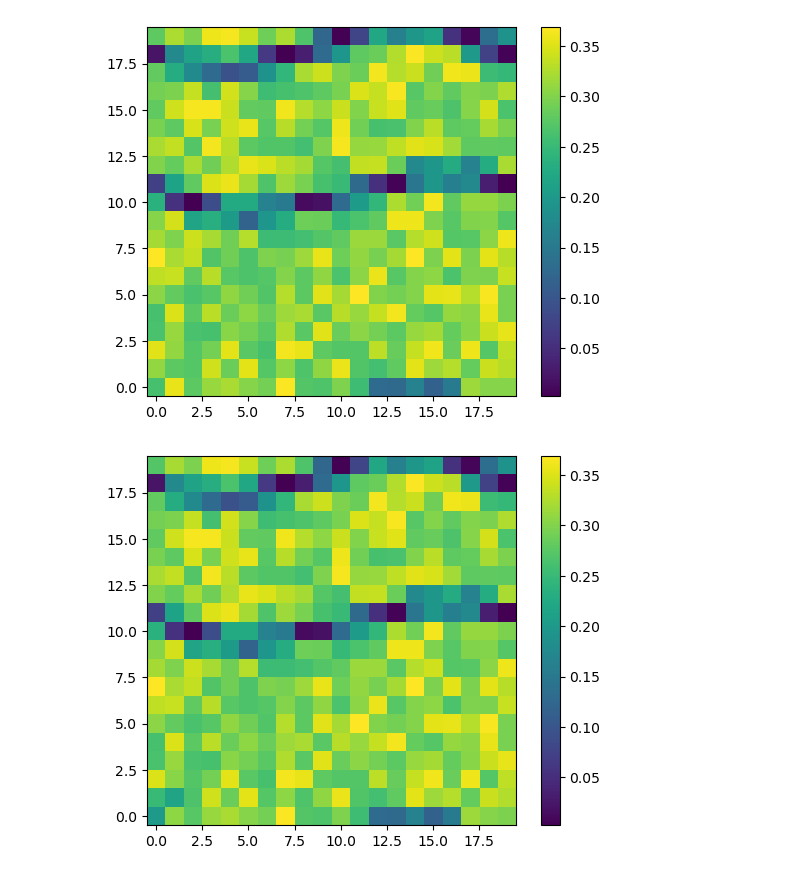
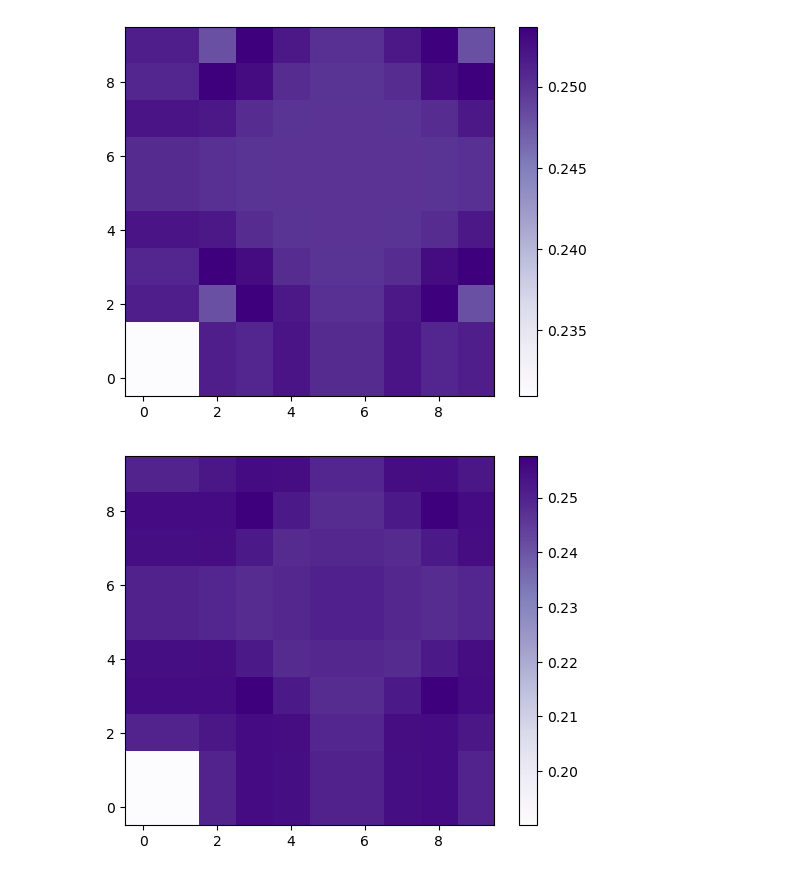
Before and after one commit to j-curtis/QMC_XY_rotor, a Jupyter notebook: testing.ipynb, the cells around one changed output. Drawn from its saved outputs; the diff is of its cells as text; code cells hidden in the pictures.

```diff
--- a/testing.ipynb
+++ b/testing.ipynb
@@ -29,10 +29,10 @@ times = np.linspace(0.,100.,nts)
 # %%
-flux = 0.8
-tR = 1.
+fluxes = [1.4,-1.4]
+tR = 5.
 
-qf = lambda t: sit.ramsey_flux_quench(t,flux,tR)
+qfs = [ lambda t: sit.ramsey_flux_quench(t,flux,tR) for flux in fluxes ]
 # %%
-wf_vs_t = sit.solve_eom_quench(Lx,Ly,Ec,Ej,times,qf)
+wf_vs_ts = [ sit.solve_eom_quench(Lx,Ly,Ec,Ej,times,qf,wf) for qf in qfs ]
 # %%
-m_vs_t = sit.magnetization(wf_vs_t)
-c2_vs_t = sit.charge_squared(wf_vs_t)
+m_vs_ts = [ sit.magnetization(wf_vs_t) for wf_vs_t in wf_vs_ts ]
+c2_vs_ts = [ sit.charge_squared(wf_vs_t) for wf_vs_t in wf_vs_ts ]
@@ -39,9 +52,10 @@ c2_vs_t = sit.charge_squared(wf_vs_t)
 # %%
-sites = [0,1,2,3,4,5]
-clrs = cm.Reds(np.linspace(0.,1.,len(sites)))
-for i in range(len(sites)):
-    plt.plot(times,c2_vs_t[sites[i],0,:],label=r'$r=$'+str(sites[i]),color=clrs[i])
-plt.xlabel(r'$tE_J$')
-plt.legend()
-plt.show()
+sites = [0,2,4]
+clrs = cm.Reds(np.linspace(0.4,1.,len(sites)))
+for c2_vs_t in c2_vs_ts:
+    for i in range(len(sites)):
+        plt.plot(times,c2_vs_t[sites[i],0,:],label=r'$r=$'+str(sites[i]),color=clrs[i])
+    plt.xlabel(r'$tE_J$')
+    plt.legend()
+    plt.show()
 # %% [output]
@@ -65,7 +83,7 @@ plt.show()
 # %%
-times = [0,1,2,3,4]
-for i in times:
-    plt.imshow(c2_vs_t[:,:,i],origin='lower')
+ts = [50,100,150,175,180]
+for i in ts:
+    plt.imshow(c2_vs_t[:,:,i],origin='lower',cmap='Purples')
     plt.colorbar()
     plt.show()
 # %% [output]
@@ -73,2 +91,2 @@ for i in times:
-[figure, old version]
+[figure, new version]
-[figure, old version]
+[figure, new version]
```
Also changed, not shown: parts of 8 cells of this notebook, 1 other file.
